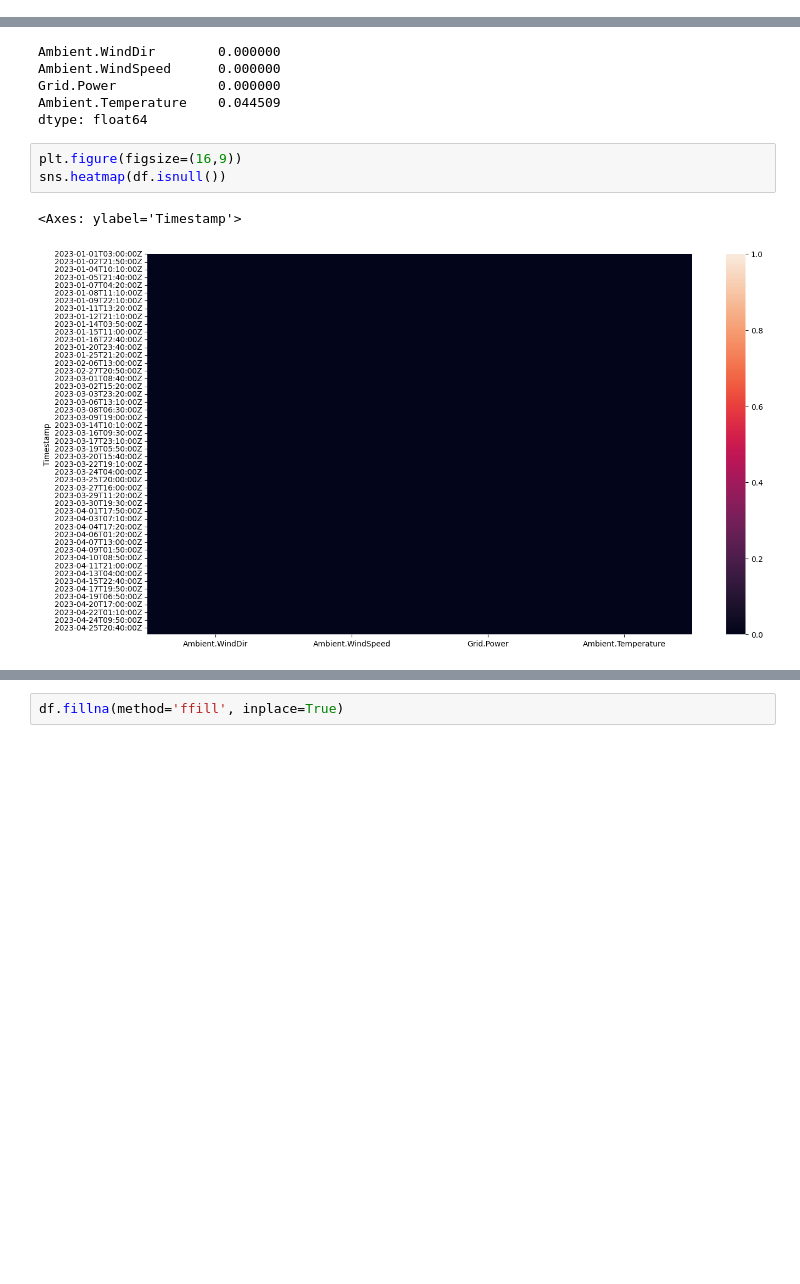
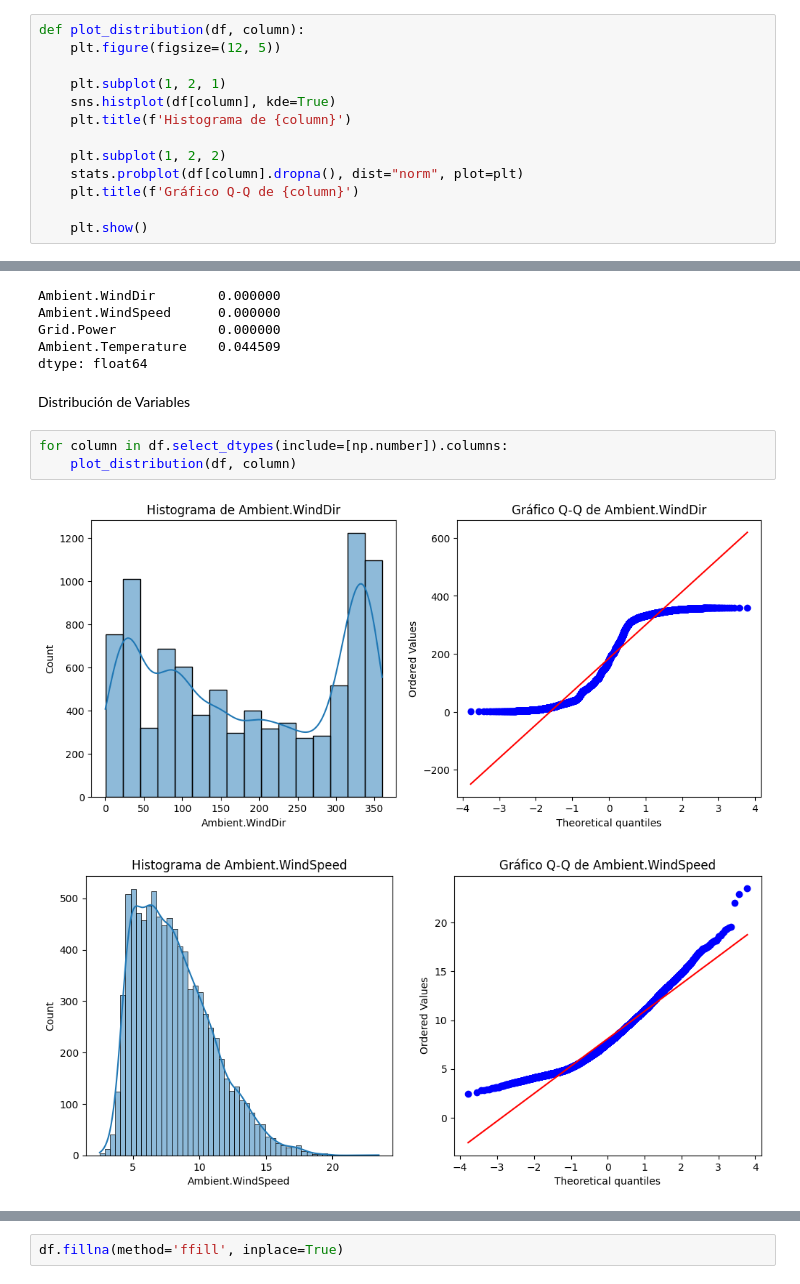
Before and after one commit to Jadurian/PoliRegCDD, a Jupyter notebook: Reg_Generator.ipynb, the cells around one changed output, grey strips where cells are left out. Drawn from its saved outputs; the diff is of its cells as text; blank space fills up the shorter version.

```diff
--- a/Reg_Generator.ipynb
+++ b/Reg_Generator.ipynb
@@ -28,3 +33,16 @@ from requests_kerberos import HTTPKerberosAuth
+# %%
+def plot_distribution(df, column):
+    plt.figure(figsize=(12, 5))
+
+    plt.subplot(1, 2, 1)
+    sns.histplot(df[column], kde=True)
+    plt.title(f'Histograma de {column}')
+
+    plt.subplot(1, 2, 2)
+    stats.probplot(df[column].dropna(), dist="norm", plot=plt)
+    plt.title(f'Gráfico Q-Q de {column}')
+
+    plt.show()
 # %% [markdown]
 Ingrese el path de su csv
 # %%
@@ -37,9 +87,11 @@ Ambient.WindSpeed      0.000000
 Grid.Power             0.000000
 Ambient.Temperature    0.044509
 dtype: float64
-# %%
-plt.figure(figsize=(16,9))
-sns.heatmap(df.isnull())
-# %% [output]
-<Axes: ylabel='Timestamp'>
-[figure, removed]
+# %% [markdown]
+Distribución de Variables
+# %%
+for column in df.select_dtypes(include=[np.number]).columns:
+    plot_distribution(df, column)
+# %% [output]
+[figure, added]
+[figure, added]
```
Also changed, not shown: parts of 30 cells of this notebook.
